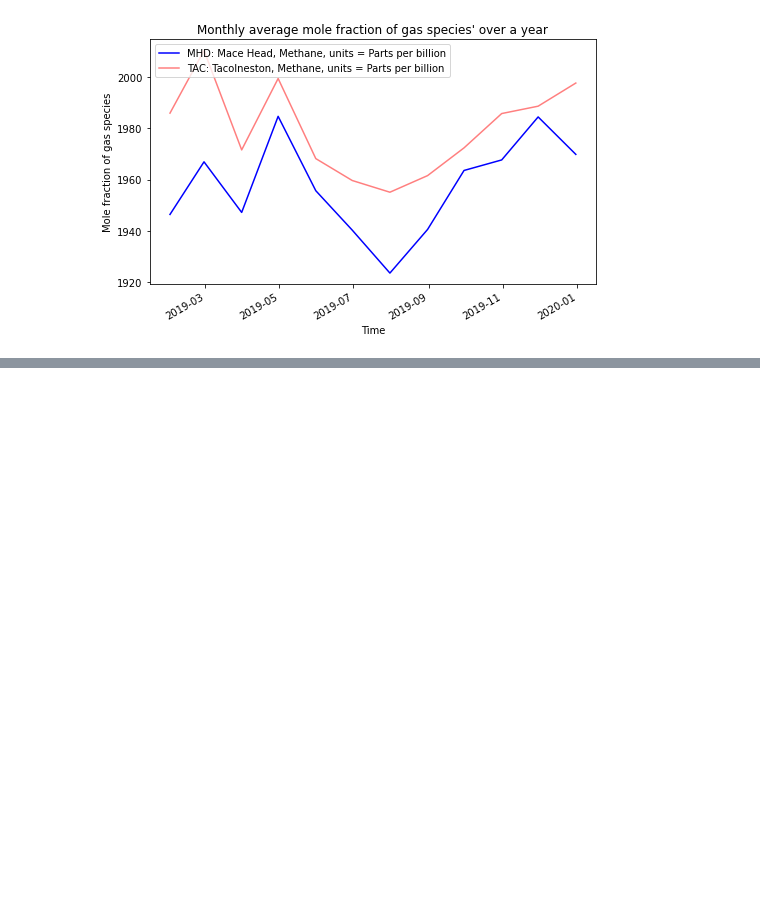
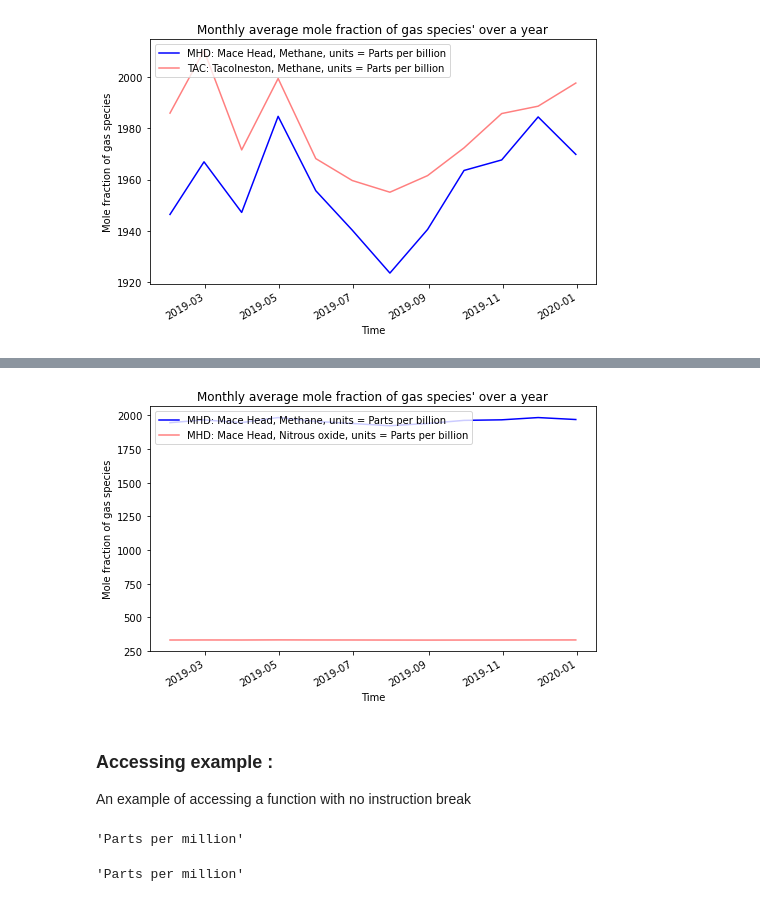
Before and after one commit to TJ-2003/Assessment2, a Jupyter notebook: instructions.ipynb, the cells around one changed output, grey strips where cells are left out. Cells and saved outputs as stored; diff of their text form; code cells hidden in the pictures; blank space fills up the shorter version.

```diff
--- a/instructions.ipynb
+++ b/instructions.ipynb
@@ -109,0 +145,7 @@ mhd_ch4_data.multiplot_monthly_average(tac_ch4_data)
+# %%
+mhd_ch4_data.multiplot_monthly_average(mhd_n2o_data)
+# %% [output]
+[figure, added]
+# %% [markdown]
+### Accessing example :
+An example of accessing a function with no instruction break
@@ -109,0 +155,8 @@ mhd_ch4_data.multiplot_monthly_average(tac_ch4_data)
+# %%
+tac_co2_data.units
+# %% [output]
+'Parts per million'
+# %%
+mhd_co2_data.units
+# %% [output]
+'Parts per million'
```
Also changed, not shown: parts of 23 cells of this notebook, 1 other file.
